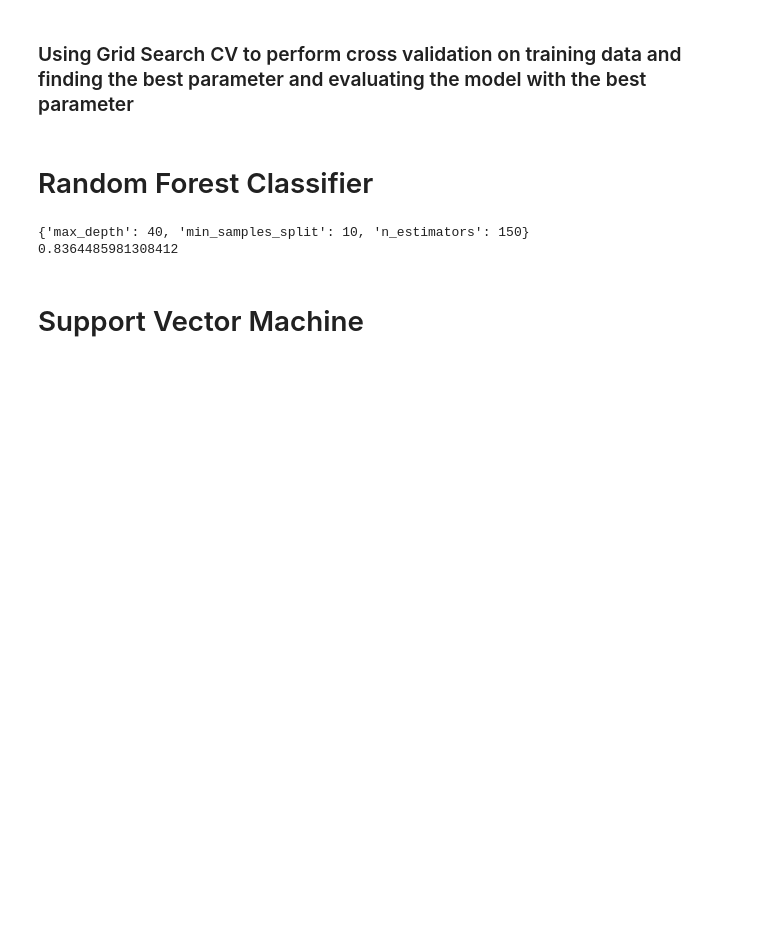
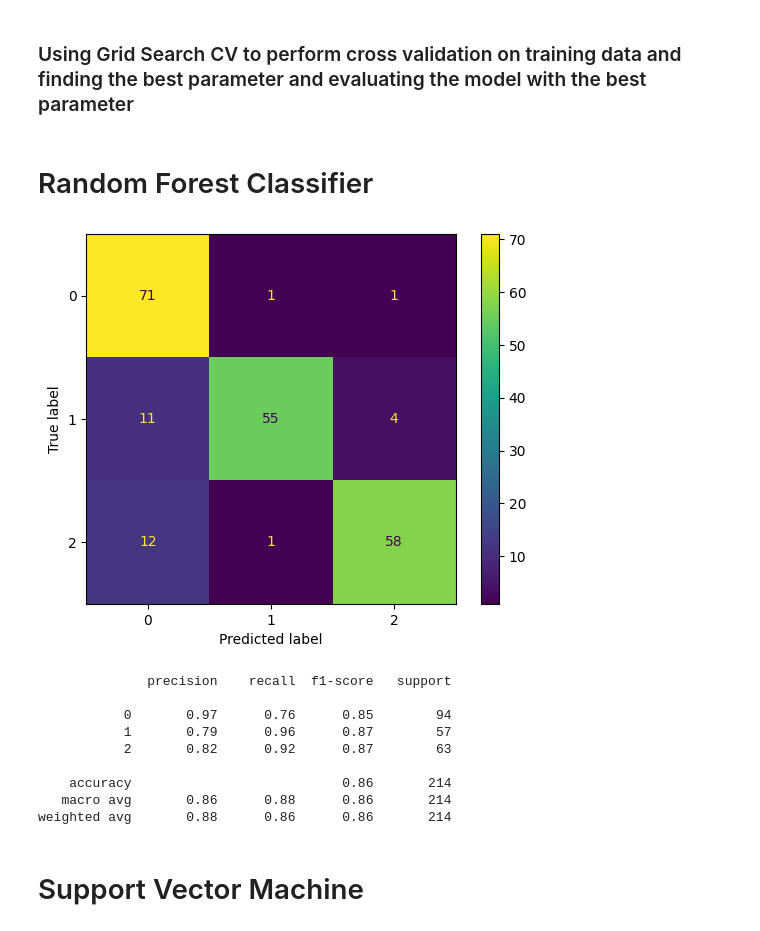
Before and after one commit to KaziQuader/Predicting-Student-Stress-Level, a Jupyter notebook: PredictingStudentStressLevel.ipynb, the cells around one changed output. Cells and saved outputs as stored; diff of their text form; code cells hidden in the pictures; blank space fills up the shorter version.

```diff
--- a/PredictingStudentStressLevel.ipynb
+++ b/PredictingStudentStressLevel.ipynb
@@ -537,23 +437,38 @@ def find_best_params(model, params, X_train, y_train, cv=10):
 # %%
 random_forest = RandomForestClassifier()
 params = {
     'n_estimators': [10, 50, 100, 150],
     'max_depth': [None, 10, 20, 30, 40, 50],
     'min_samples_split': [2, 5, 10]
 }
 
 best_params = find_best_params(random_forest, params, X_train_scaled, Y_train)
 
 # Train the final model with the best hyperparameters on the entire training set
 final_model = RandomForestClassifier(**best_params)
 final_model.fit(X_train_scaled, Y_train)
 
+# Classification Report
+y_pred = final_model.predict(X_test_scaled)
+cm_matrix= confusion_matrix(Y_test,y_pred)
+cm_display= ConfusionMatrixDisplay(confusion_matrix= cm_matrix, display_labels=[0,1,2])
+cm_display.plot()
+plt.show()
+print(classification_report(y_pred, Y_test))
+
 # Evaluate the final model on the test set
-test_accuracy = final_model.score(X_test_scaled, Y_test)
-print(test_accuracy)
+RF_test_accuracy = final_model.score(X_test_scaled, Y_test)
 # %% [output]
+[figure, added]
-{'max_depth': 40, 'min_samples_split': 10, 'n_estimators': 150}
-0.8364485981308412
+              precision    recall  f1-score   support
+
+           0       0.97      0.76      0.85        94
+           1       0.79      0.96      0.87        57
+           2       0.82      0.92      0.87        63
+
+    accuracy                           0.86       214
+   macro avg       0.86      0.88      0.86       214
+weighted avg       0.88      0.86      0.86       214
 # %% [markdown]
 # Support Vector Machine
 # %%
```
Also changed, not shown: parts of 31 cells of this notebook, 3 other files.
